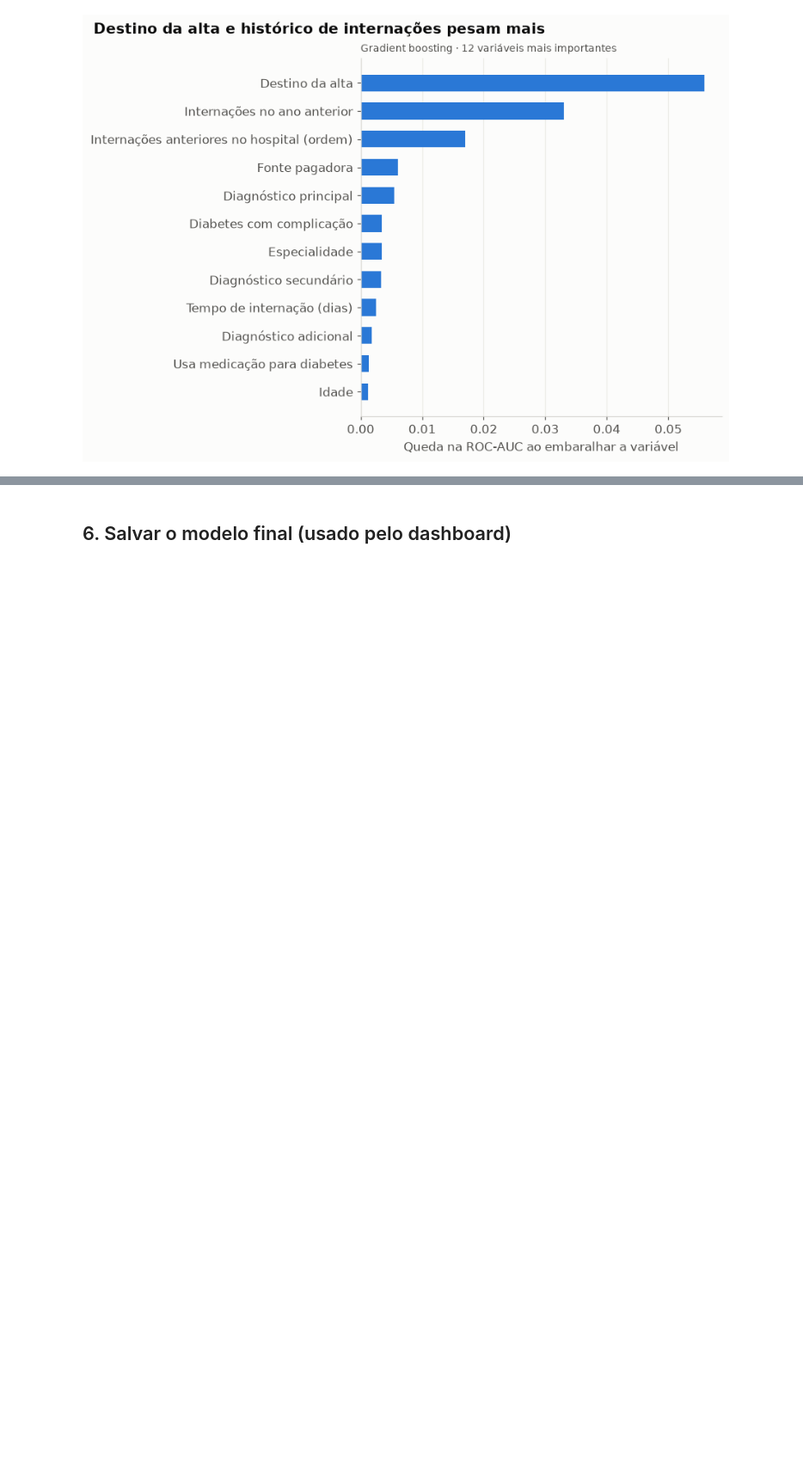
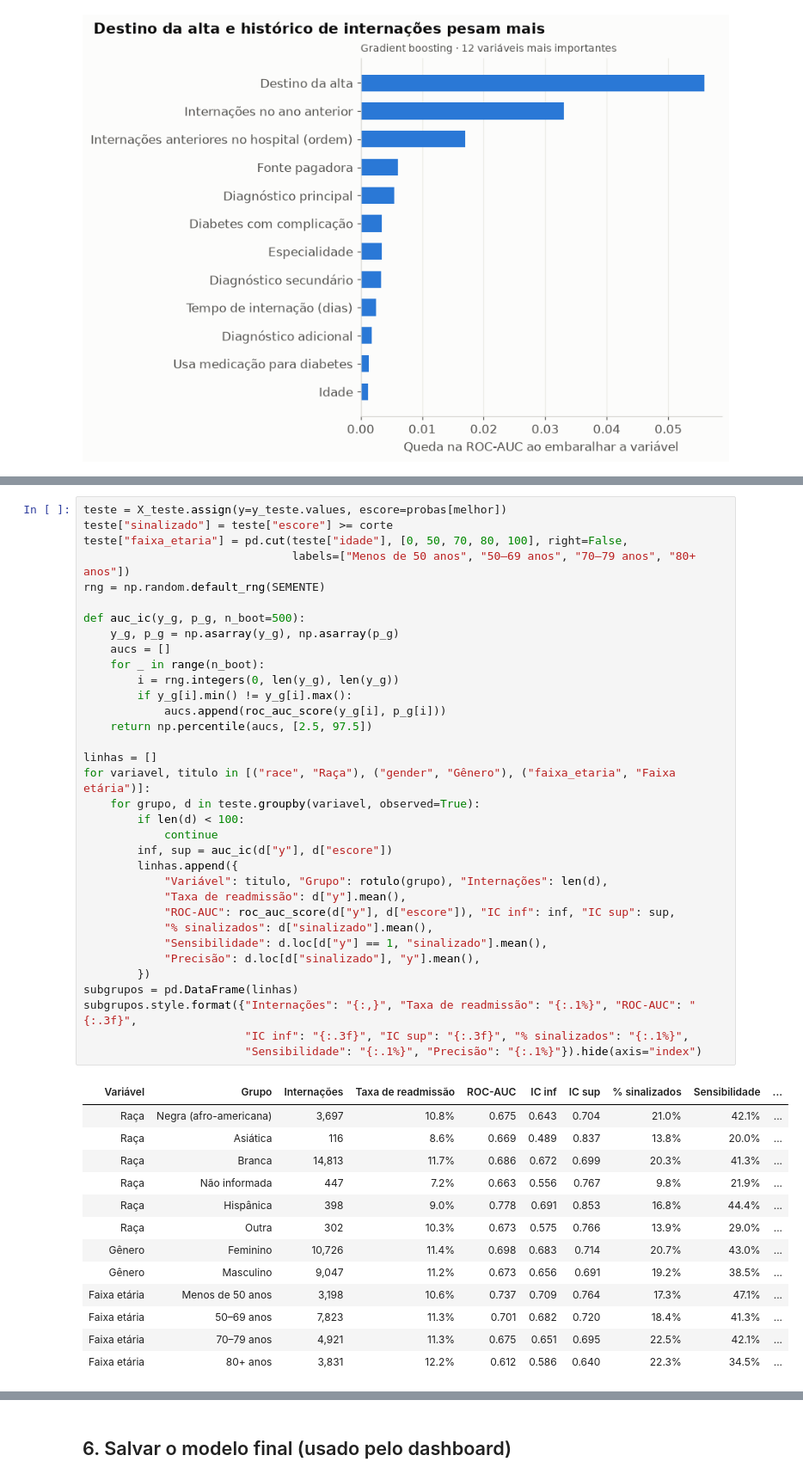
Before and after one commit to leticiamendes-data/diabetes-readmission, a Jupyter notebook: notebooks/02_modelo.ipynb, the cells around one changed output, grey strips where cells are left out. Shown at 86% size. Cells and saved outputs as stored; diff of their text form; blank space fills up the shorter version.

```diff
--- a/notebooks/02_modelo.ipynb
+++ b/notebooks/02_modelo.ipynb
@@ -298,0 +317,48 @@ plt.show()
+# %%
+teste = X_teste.assign(y=y_teste.values, escore=probas[melhor])
+teste["sinalizado"] = teste["escore"] >= corte
+teste["faixa_etaria"] = pd.cut(teste["idade"], [0, 50, 70, 80, 100], right=False,
+                               labels=["Menos de 50 anos", "50–69 anos", "70–79 anos", "80+ anos"])
+rng = np.random.default_rng(SEMENTE)
+
+def auc_ic(y_g, p_g, n_boot=500):
+    y_g, p_g = np.asarray(y_g), np.asarray(p_g)
+    aucs = []
+    for _ in range(n_boot):
+        i = rng.integers(0, len(y_g), len(y_g))
+        if y_g[i].min() != y_g[i].max():
+            aucs.append(roc_auc_score(y_g[i], p_g[i]))
+    return np.percentile(aucs, [2.5, 97.5])
+
+linhas = []
+for variavel, titulo in [("race", "Raça"), ("gender", "Gênero"), ("faixa_etaria", "Faixa etária")]:
+    for grupo, d in teste.groupby(variavel, observed=True):
+        if len(d) < 100:
+            continue
+        inf, sup = auc_ic(d["y"], d["escore"])
+        linhas.append({
+            "Variável": titulo, "Grupo": rotulo(grupo), "Internações": len(d),
+            "Taxa de readmissão": d["y"].mean(),
+            "ROC-AUC": roc_auc_score(d["y"], d["escore"]), "IC inf": inf, "IC sup": sup,
+            "% sinalizados": d["sinalizado"].mean(),
+            "Sensibilidade": d.loc[d["y"] == 1, "sinalizado"].mean(),
+            "Precisão": d.loc[d["sinalizado"], "y"].mean(),
+        })
+subgrupos = pd.DataFrame(linhas)
+subgrupos.style.format({"Internações": "{:,}", "Taxa de readmissão": "{:.1%}", "ROC-AUC": "{:.3f}",
+                        "IC inf": "{:.3f}", "IC sup": "{:.3f}", "% sinalizados": "{:.1%}",
+                        "Sensibilidade": "{:.1%}", "Precisão": "{:.1%}"}).hide(axis="index")
+# %% [output]
+| Variável | Grupo | Internações | Taxa de readmissão | ROC-AUC | IC inf | IC sup | % sinalizados | Sensibilidade | ... |
+| Raça | Negra (afro-americana) | 3,697 | 10.8% | 0.675 | 0.643 | 0.704 | 21.0% | 42.1% | ... |
+| Raça | Asiática | 116 | 8.6% | 0.669 | 0.489 | 0.837 | 13.8% | 20.0% | ... |
+| Raça | Branca | 14,813 | 11.7% | 0.686 | 0.672 | 0.699 | 20.3% | 41.3% | ... |
+| Raça | Não informada | 447 | 7.2% | 0.663 | 0.556 | 0.767 | 9.8% | 21.9% | ... |
+| Raça | Hispânica | 398 | 9.0% | 0.778 | 0.691 | 0.853 | 16.8% | 44.4% | ... |
+| Raça | Outra | 302 | 10.3% | 0.673 | 0.575 | 0.766 | 13.9% | 29.0% | ... |
+| Gênero | Feminino | 10,726 | 11.4% | 0.698 | 0.683 | 0.714 | 20.7% | 43.0% | ... |
+| Gênero | Masculino | 9,047 | 11.2% | 0.673 | 0.656 | 0.691 | 19.2% | 38.5% | ... |
+| Faixa etária | Menos de 50 anos | 3,198 | 10.6% | 0.737 | 0.709 | 0.764 | 17.3% | 47.1% | ... |
+| Faixa etária | 50–69 anos | 7,823 | 11.3% | 0.701 | 0.682 | 0.720 | 18.4% | 41.3% | ... |
+| Faixa etária | 70–79 anos | 4,921 | 11.3% | 0.675 | 0.651 | 0.695 | 22.5% | 42.1% | ... |
+| Faixa etária | 80+ anos | 3,831 | 12.2% | 0.612 | 0.586 | 0.640 | 22.3% | 34.5% | ... |
```
Also changed, not shown: parts of 9 cells of this notebook, 11 other files.
